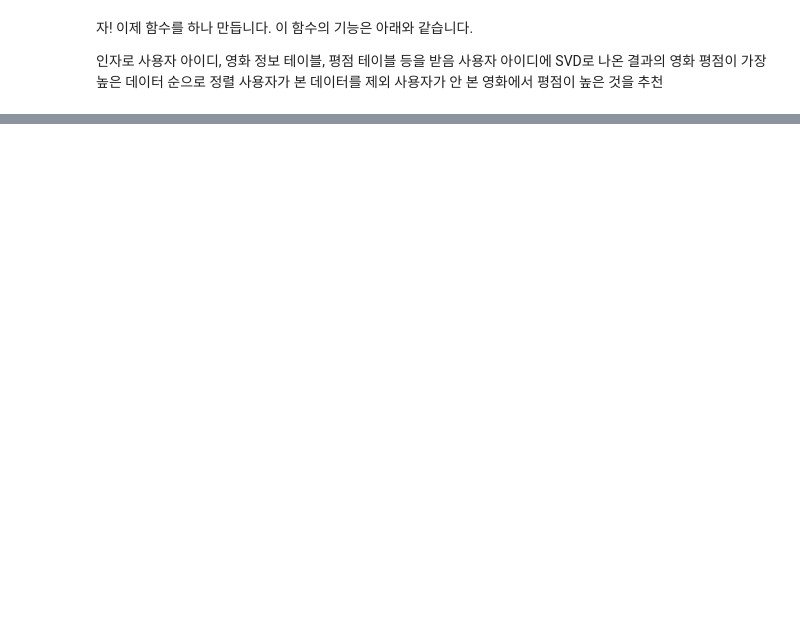
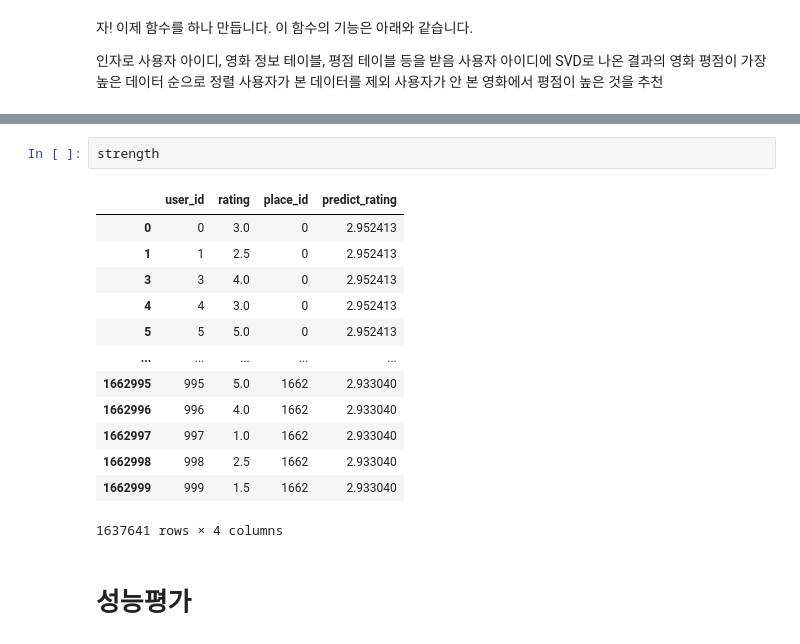
Before and after one commit to hscrown/madatpublicdata, a Jupyter notebook: collaborative_filtering_연습(6)_잠재요인기반_ipynb의_사본의_사본.ipynb, the cells around one changed output, grey strips where cells are left out. Saved outputs shown, nothing was run; the diff lists cells and outputs as text; blank space fills up the shorter version.

```diff
--- a/collaborative_filtering_연습(6)_잠재요인기반_ipynb의_사본의_사본.ipynb
+++ b/collaborative_filtering_연습(6)_잠재요인기반_ipynb의_사본의_사본.ipynb
@@ -346,0 +503,18 @@ predictions
+# %%
+strength
+# %% [output]
+|  | user_id | rating | place_id | predict_rating |
+| 0 | 0 | 3.0 | 0 | 2.952413 |
+| 1 | 1 | 2.5 | 0 | 2.952413 |
+| 3 | 3 | 4.0 | 0 | 2.952413 |
+| 4 | 4 | 3.0 | 0 | 2.952413 |
+| 5 | 5 | 5.0 | 0 | 2.952413 |
+| ... | ... | ... | ... | ... |
+| 1662995 | 995 | 5.0 | 1662 | 2.933040 |
+| 1662996 | 996 | 4.0 | 1662 | 2.933040 |
+| 1662997 | 997 | 1.0 | 1662 | 2.933040 |
+| 1662998 | 998 | 2.5 | 1662 | 2.933040 |
+| 1662999 | 999 | 1.5 | 1662 | 2.933040 |
+1637641 rows × 4 columns
+# %% [markdown]
+# 성능평가
```
Also changed, not shown: parts of 37 cells of this notebook.
